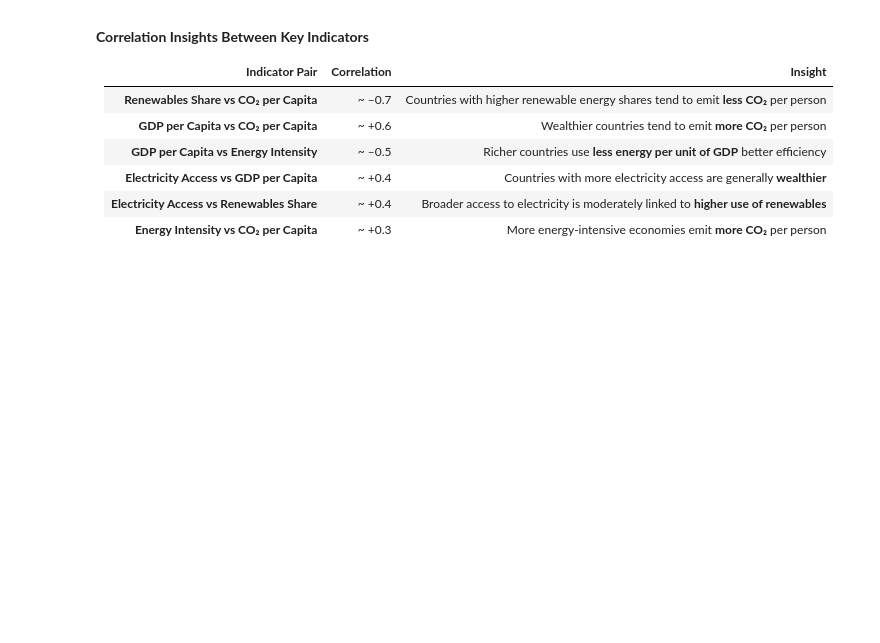
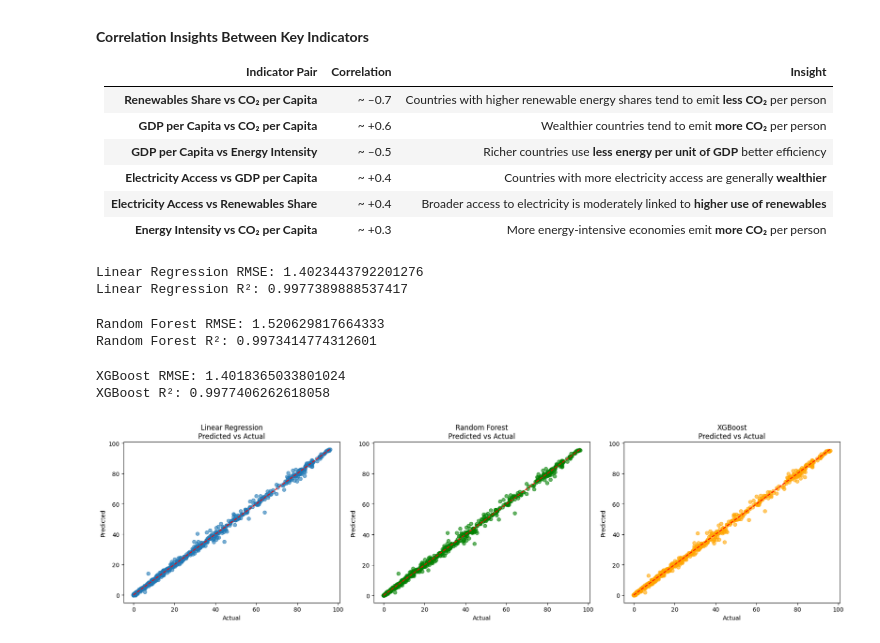
Before and after one commit to SelinaFischer/climate_tipping_points, a Jupyter notebook: jupyter_notebooks/2. eda process.ipynb, the cells around one changed output. Saved outputs shown, nothing was run; the diff lists cells and outputs as text; code cells hidden in the pictures; blank space fills up the shorter version.

```diff
--- a/jupyter_notebooks/2. eda process.ipynb
+++ b/jupyter_notebooks/2. eda process.ipynb
@@ -652,0 +698,70 @@ heatmap.show()
+# %%
+poly = PolynomialFeatures(degree=2, include_bias=False)
+X_train_poly = poly.fit_transform(X_train_scaled)
+X_test_poly = poly.transform(X_test_scaled)
+
+lr_model = LinearRegression()
+lr_model.fit(X_train_poly, y_train)
+y_pred_lr = lr_model.predict(X_test_poly)
+
+print("Linear Regression RMSE:", np.sqrt(mean_squared_error(y_test, y_pred_lr)))
+print("Linear Regression R²:", r2_score(y_test, y_pred_lr))
+# %% [output]
+Linear Regression RMSE: 1.4023443792201276
+Linear Regression R²: 0.9977389888537417
+# %%
+rf_model = RandomForestRegressor(n_estimators=100, random_state=42)
+rf_model.fit(X_train, y_train)
+y_pred_rf = rf_model.predict(X_test)
+
+print("Random Forest RMSE:", np.sqrt(mean_squared_error(y_test, y_pred_rf)))
+print("Random Forest R²:", r2_score(y_test, y_pred_rf))
+# %% [output]
+Random Forest RMSE: 1.520629817664333
+Random Forest R²: 0.9973414774312601
+# %%
+import warnings
+warnings.simplefilter(action='ignore', category=FutureWarning)
+
+xgb_model = XGBRegressor(n_estimators=100, learning_rate=0.1, max_depth=4, random_state=42)
+xgb_model.fit(X_train, y_train)
+y_pred_xgb = xgb_model.predict(X_test)
+
+print("XGBoost RMSE:", np.sqrt(mean_squared_error(y_test, y_pred_xgb)))
+print("XGBoost R²:", r2_score(y_test, y_pred_xgb))
+# %% [output]
+XGBoost RMSE: 1.4018365033801024
+XGBoost R²: 0.9977406262618058
+# %%
+import matplotlib.pyplot as plt
+
+plt.figure(figsize=(18, 5))
+
+# Linear Regression
+plt.subplot(1, 3, 1)
+plt.scatter(y_test, y_pred_lr, alpha=0.6)
+plt.plot([y.min(), y.max()], [y.min(), y.max()], 'r--')
+plt.xlabel('Actual')
+plt.ylabel('Predicted')
+plt.title('Linear Regression\nPredicted vs Actual')
+
+# Random Forest
+plt.subplot(1, 3, 2)
+plt.scatter(y_test, y_pred_rf, alpha=0.6, color='green')
+plt.plot([y.min(), y.max()], [y.min(), y.max()], 'r--')
+plt.xlabel('Actual')
+plt.ylabel('Predicted')
+plt.title('Random Forest\nPredicted vs Actual')
+
+# XGBoost
+plt.subplot(1, 3, 3)
+plt.scatter(y_test, y_pred_xgb, alpha=0.6, color='orange')
+plt.plot([y.min(), y.max()], [y.min(), y.max()], 'r--')
+plt.xlabel('Actual')
+plt.ylabel('Predicted')
+plt.title('XGBoost\nPredicted vs Actual')
+
+plt.tight_layout()
+plt.show()
+# %% [output]
+[figure, added]
```
Also changed, not shown: parts of 6 cells of this notebook, 1 other file.
